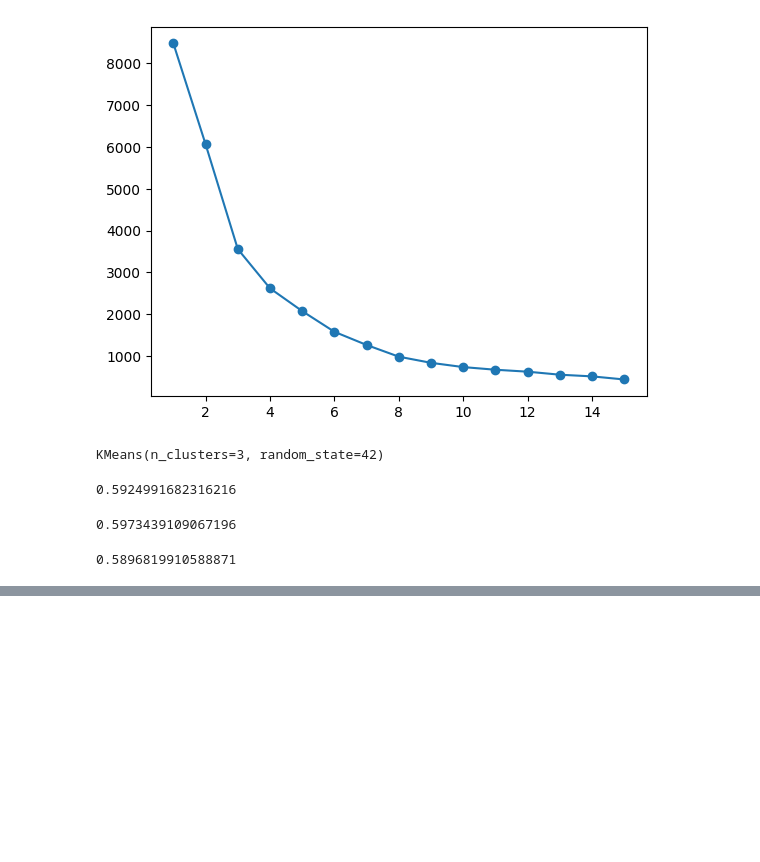
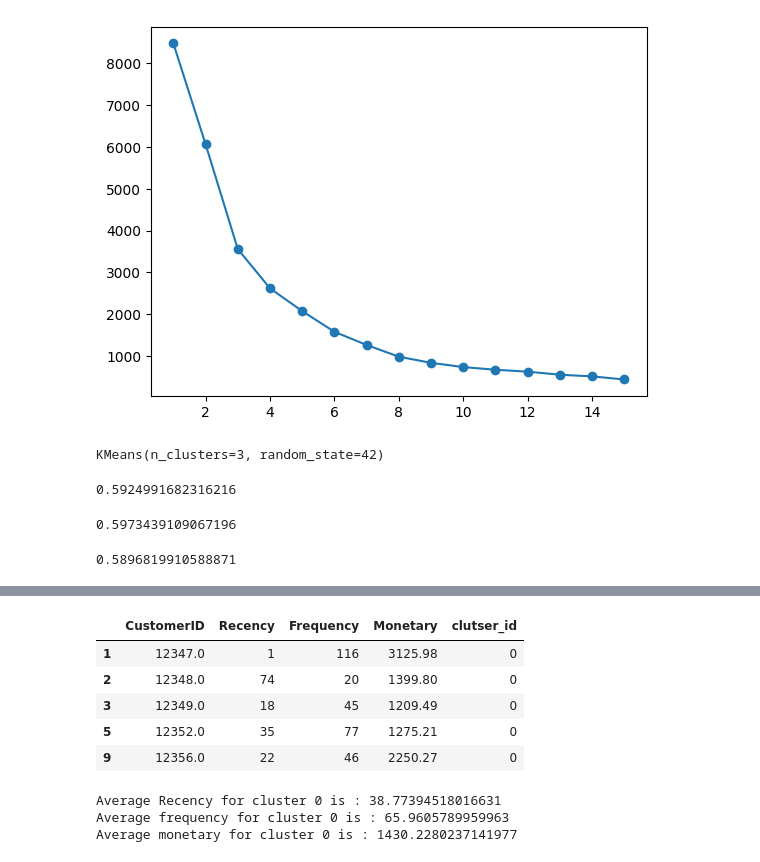
Before and after one commit to DPrashu/Customer-Segmentation, a Jupyter notebook: model_training.ipynb, the cells around one changed output, grey strips where cells are left out. Saved outputs shown, nothing was run; the diff lists cells and outputs as text; code cells hidden in the pictures; blank space fills up the shorter version.

```diff
--- a/model_training.ipynb
+++ b/model_training.ipynb
@@ -172,0 +186,22 @@ with open('model.pkl','wb') as file:
+# %%
+# Doing analysis for cluster id 0
+cluster0_df = retain_df[retain_df['clutser_id'] == 0]
+cluster0_df.head()
+# %% [output]
+|  | CustomerID | Recency | Frequency | Monetary | clutser_id |
+| 1 | 12347.0 | 1 | 116 | 3125.98 | 0 |
+| 2 | 12348.0 | 74 | 20 | 1399.80 | 0 |
+| 3 | 12349.0 | 18 | 45 | 1209.49 | 0 |
+| 5 | 12352.0 | 35 | 77 | 1275.21 | 0 |
+| 9 | 12356.0 | 22 | 46 | 2250.27 | 0 |
+# %%
+average_recency = np.average(cluster0_df['Recency'])
+average_frequency = np.average(cluster0_df['Frequency'])
+average_monetary = np.average(cluster0_df['Monetary'])
+print(f"Average Recency for cluster 0 is : {average_recency}")
+print(f"Average frequency for cluster 0 is : {average_frequency}")
+print(f"Average monetary for cluster 0 is : {average_monetary}")
+# %% [output]
+Average Recency for cluster 0 is : 38.77394518016631
+Average frequency for cluster 0 is : 65.9605789959963
+Average monetary for cluster 0 is : 1430.2280237141977
```
Also changed, not shown: parts of 8 cells of this notebook, 3 other files.
